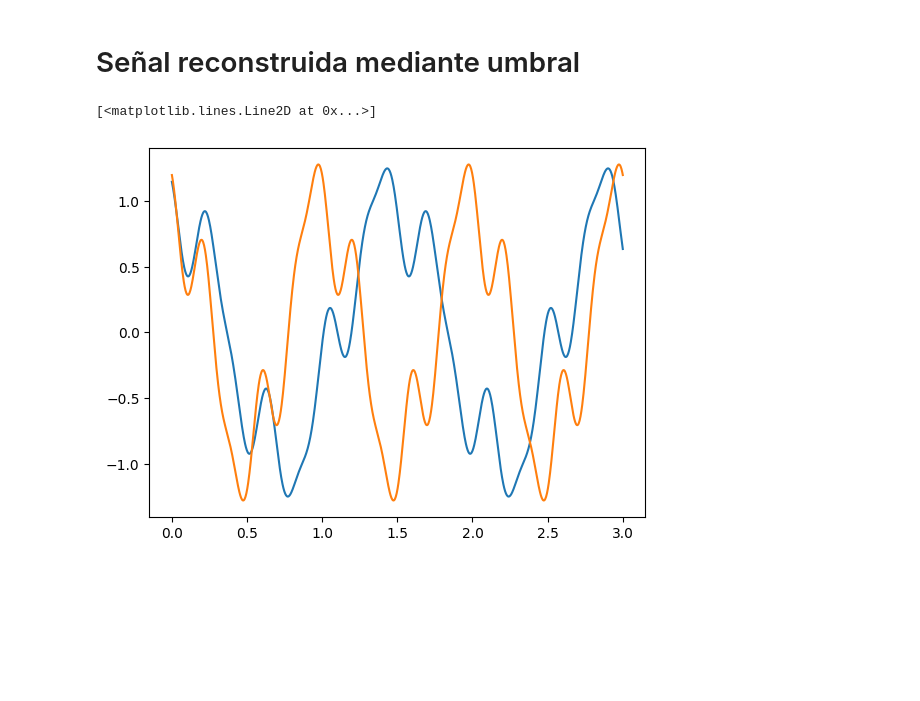
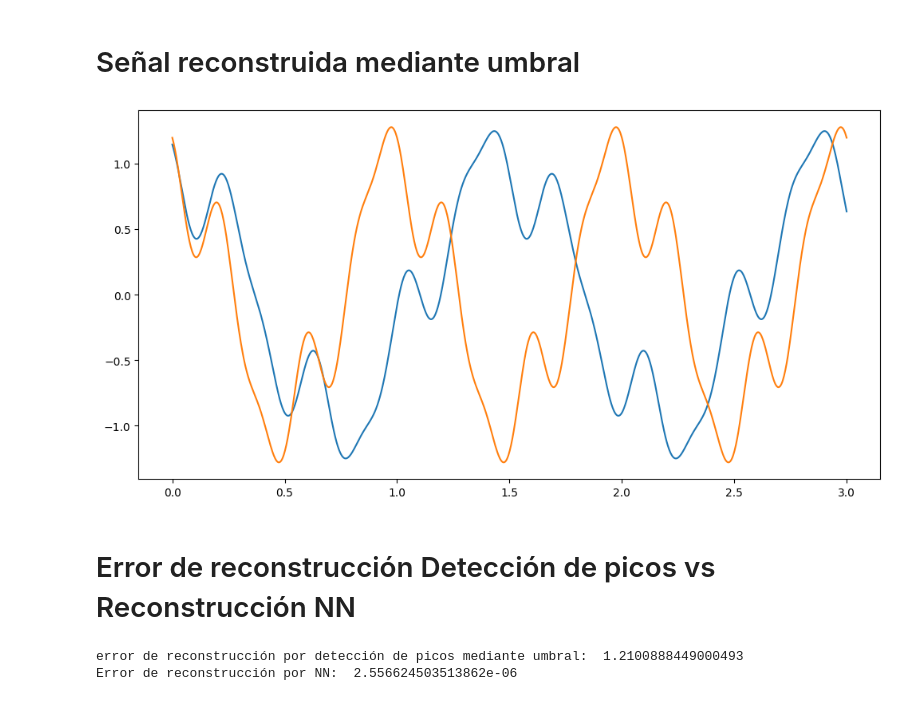
Before and after one commit to dramirezbe/Signal-theory, a Jupyter notebook: Random-signal-analysis/PSD_Estimation_David_Ramirez_Betancourth.ipynb, the cells around one changed output. Saved outputs shown, nothing was run; the diff lists cells and outputs as text; code cells hidden in the pictures; blank space fills up the shorter version.

```diff
--- a/Random-signal-analysis/PSD_Estimation_David_Ramirez_Betancourth.ipynb
+++ b/Random-signal-analysis/PSD_Estimation_David_Ramirez_Betancourth.ipynb
@@ -218,7 +213,7 @@ def thresholding_harmonics(f, psd):
 
     psd_mean = np.mean(psd)
 
-    peaks, _ = sig.find_peaks(psd, height=psd_mean, distance=1)
+    peaks, _ = sig.find_peaks(psd, height=psd_mean, distance=3)
 
     peaks_filtered = peaks[psd[peaks] > psd_mean] #filtrar picos
     # Paso 3: Obtener las coordenadas
@@ -245,6 +240,7 @@ f, Psd = welch_vector(X, fs, nperseg)
 
 thres, harm_f, harm_psd = thresholding_harmonics(f, Psd)
 
+plt.figure(figsize=(12,6))
 plt.semilogy(f, Psd, c='b')
 plt.semilogy(f, np.full(len(f), thres), c='r')
 plt.scatter(harm_f, harm_psd,  marker='x', c='g')
@@ -255,0 +256,26 @@ plt.show()
+# %%
+N = 1024 #Longitud señal
+M = 2000 # No de señales
+fo = 1 # 1Hz frecuencia
+wo = 2*np.pi*fo
+sigma = 0.1  #varianza
+nperseg = 501 #Longitud ventana
+
+t = np.linspace(0, 3, N) # vector de tiempo de 0 a 3 segundos
+fs = 1/(t[1]-t[0]) #Muestreo
+
+X = np.zeros((M, N)) #Matriz vacía de zeros
+for i in range(M):
+    X_true = real_signal(t, wo) #Generar señal real
+    X[i] = X_true + randomvector(N, sigma) #Combinarla con ruido, meterla a la fila
+
+Psd = np.zeros((M, (nperseg//2)+1)) # Matriz welch, M señales, longitud psd = (ventaneo//2) +1
+for i in range(M):
+    f, psd = welch_vector(X[i], fs, nperseg)
+    Psd[i] = psd
+
+fre = 100
+
+Psd_harm = Psd[:,fre]
+plt.hist(Psd_harm, bins=100)
+plt.show()
@@ -258,13 +286,25 @@ plt.show()
 # %%
 psd_normalized = harm_psd/(harm_psd.max())
 psd_vector = np.sqrt(psd_normalized)
 
 #Reconstruir señal
 
 rec_signal = psd_vector[0]*np.cos(2*np.pi*harm_f[0]*t) - psd_vector[1]*np.sin(2*np.pi*harm_f[1]*t) + psd_vector[2]*np.cos(2*np.pi*harm_f[2]*t)
 
+plt.figure(figsize=(12,6))
 plt.plot(t, rec_signal)
 plt.plot(t, real_signal(t,wo))
+plt.show()
 # %% [output]
-[<matplotlib.lines.Line2D at 0x...>]
-[figure, old version]
+[figure, new version]
+# %% [markdown]
+# Error de reconstrucción Detección de picos vs Reconstrucción NN
+# %%
+err_peaks = mean_squared_error(rec_signal, real_signal(t, wo))
+print('error de reconstrucción por detección de picos mediante umbral: ', err_peaks)
+
+err_NN = mean_squared_error(rec_pred, rec_real)
+print('Error de reconstrucción por NN: ', err_NN)
+# %% [output]
+error de reconstrucción por detección de picos mediante umbral:  1.2100888449000493
+Error de reconstrucción por NN:  2.556624503513862e-06
```
Also changed, not shown: parts of 9 cells of this notebook, 1 other file.
